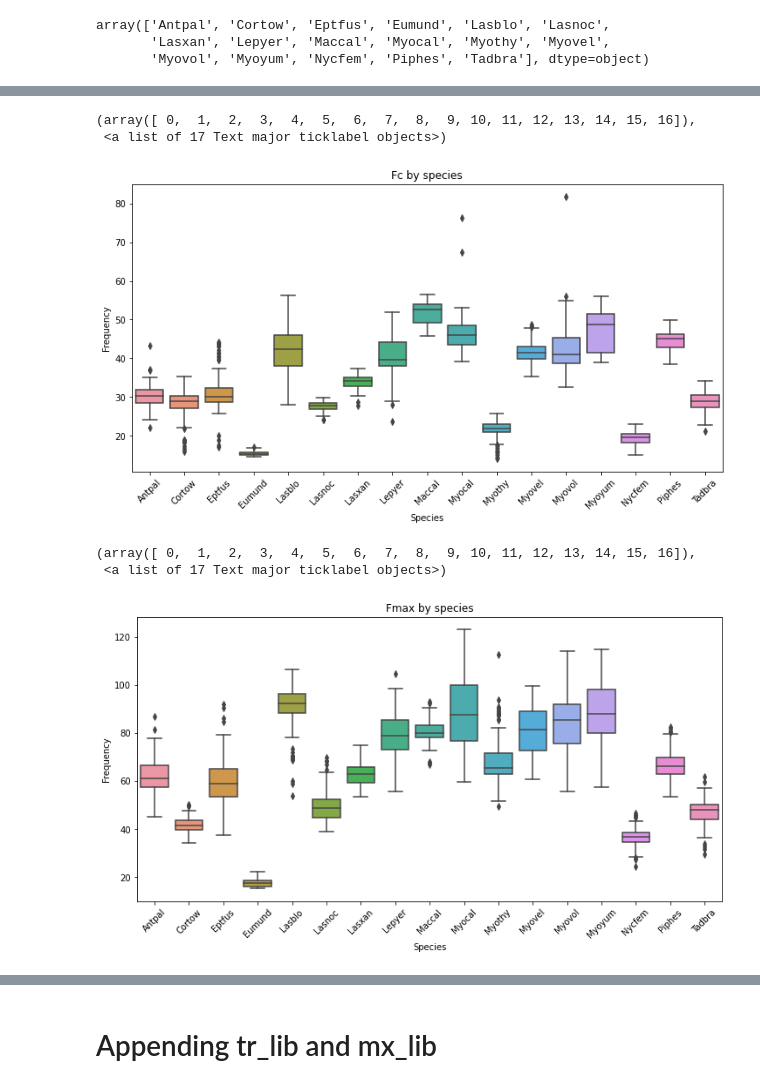
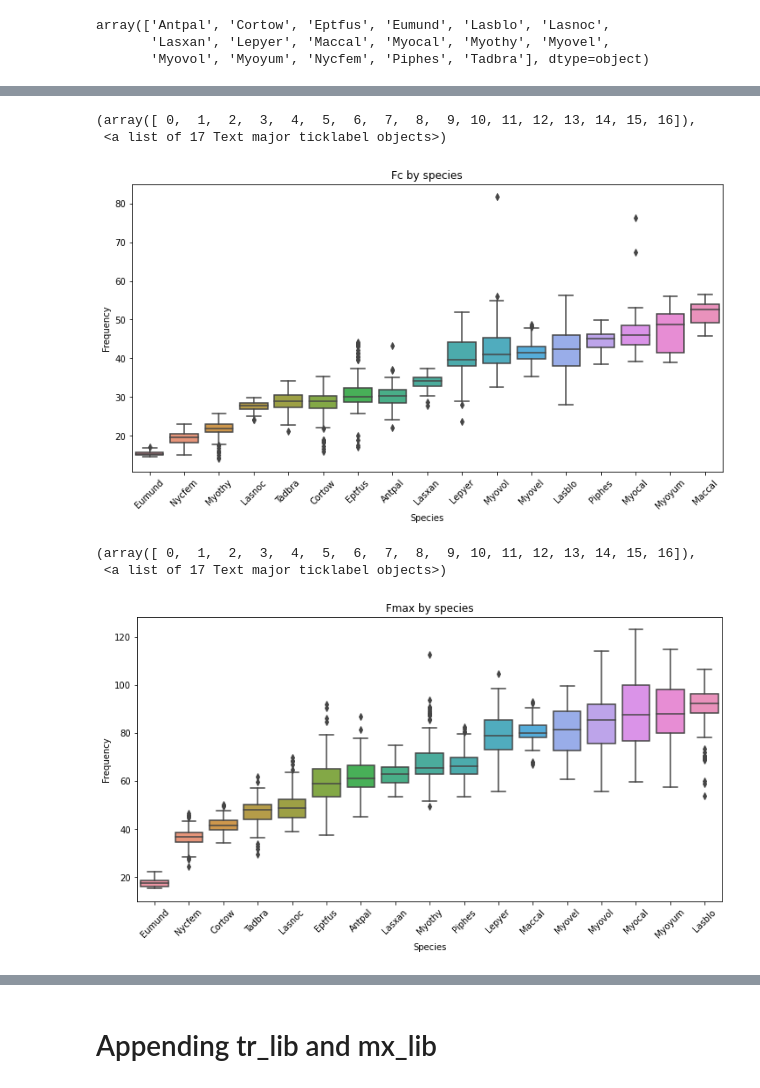
Before and after one commit to haberkornm/Springboard, a Jupyter notebook: Bat_Echolocation_Capstone/Bat_echolocation_EDA.ipynb, the cells around one changed output, grey strips where cells are left out. Drawn from its saved outputs; the diff is of its cells as text; code cells hidden in the pictures.

```diff
--- a/Bat_Echolocation_Capstone/Bat_echolocation_EDA.ipynb
+++ b/Bat_Echolocation_Capstone/Bat_echolocation_EDA.ipynb
@@ -227,7 +549,7 @@ Name: Spp, dtype: int64
 #Box plot of Fc by species for Mexican library
 
 plt.subplots(figsize=(12,6))
-sns.boxplot(mx_lib['Spp'], mx_lib['Fc'])
+sns.boxplot(mx_lib['Spp'], mx_lib['Fc'], order=mx_lib.groupby('Spp')['Fc'].aggregate(np.median).sort_values().reset_index()['Spp'])
 plt.xlabel('Species')
 plt.ylabel('Frequency')
 plt.title('Fc by species')
@@ -235,17 +557,17 @@ plt.xticks(rotation=45)
 # %% [output]
 (array([ 0,  1,  2,  3,  4,  5,  6,  7,  8,  9, 10, 11, 12, 13, 14, 15, 16]),
  <a list of 17 Text major ticklabel objects>)
-[figure, old version]
+[figure, new version]
 # %%
 #boxplot of Fmax by species for Mexican library
 
 plt.subplots(figsize=(12,6))
-sns.boxplot(mx_lib['Spp'], mx_lib['Fmax'])
+sns.boxplot(mx_lib['Spp'], mx_lib['Fmax'], order=mx_lib.groupby('Spp')['Fmax'].aggregate(np.median).sort_values().reset_index()['Spp'])
 plt.xlabel('Species')
 plt.ylabel('Frequency')
 plt.title('Fmax by species')
 plt.xticks(rotation=45)
 # %% [output]
 (array([ 0,  1,  2,  3,  4,  5,  6,  7,  8,  9, 10, 11, 12, 13, 14, 15, 16]),
  <a list of 17 Text major ticklabel objects>)
-[figure, old version]
+[figure, new version]
```
Also changed, not shown: parts of 44 cells of this notebook.
